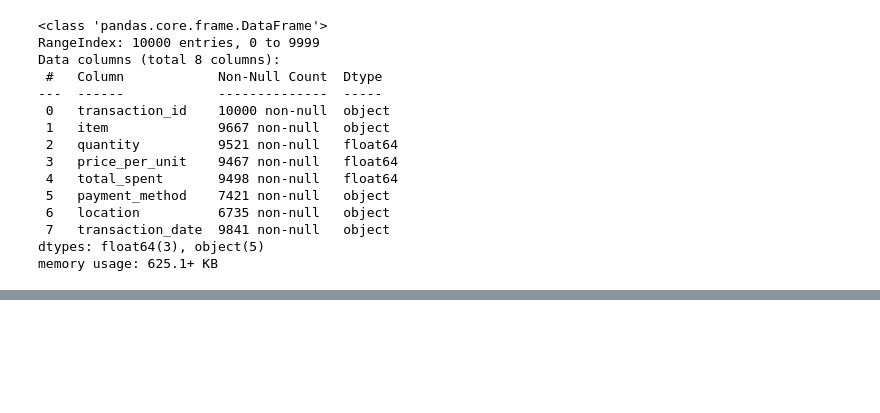
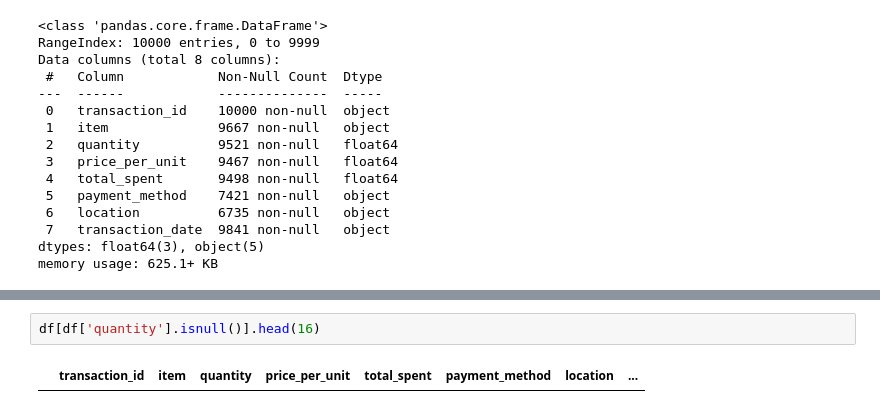
Before and after one commit to Kinosaur/data-cleaning-eda-portfolio, a Jupyter notebook: cafe_sales/Dot's work/dataCleaning.ipynb, the cells around one changed output, grey strips where cells are left out. Drawn from its saved outputs; the diff is of its cells as text; blank space fills up the shorter version.

```diff
--- a/cafe_sales/Dot's work/dataCleaning.ipynb
+++ b/cafe_sales/Dot's work/dataCleaning.ipynb
@@ -118,0 +298,4 @@ memory usage: 625.1+ KB
+# %%
+df[df['quantity'].isnull()].head(16)
+# %% [output]
+|  | transaction_id | item | quantity | price_per_unit | total_spent | payment_method | location | ... |
```
Also changed, not shown: parts of 29 cells of this notebook.
